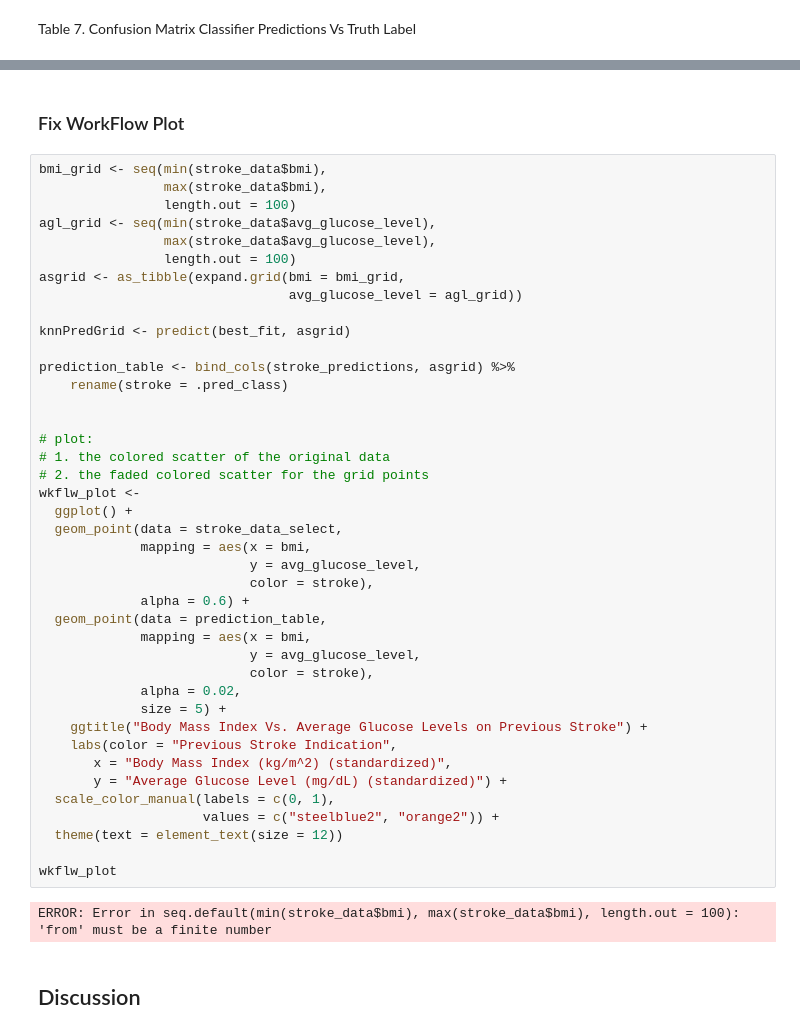
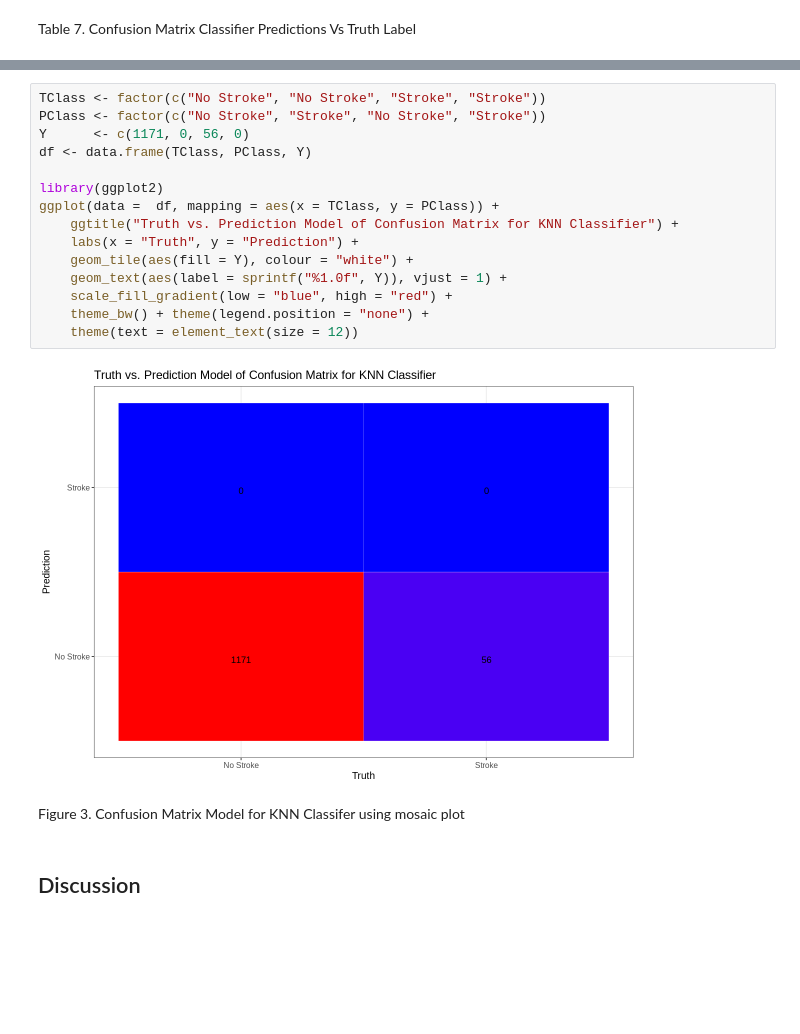
Before and after one commit to jordanjzhao/data-science-stroke-prediction, a Jupyter notebook: StrokePredictionClassification.ipynb, the cells around one changed output, grey strips where cells are left out. Saved outputs shown, nothing was run; the diff lists cells and outputs as text; blank space fills up the shorter version.

Commit message:
Completion and implementation of confusion matrix visualization
use of mosaic plot model via ggplot2

```diff
--- a/StrokePredictionClassification.ipynb
+++ b/StrokePredictionClassification.ipynb
@@ -393,49 +386,23 @@ Prediction    0    1
          1    0    0
-# %% [markdown]
-### Fix WorkFlow Plot
-# %%
-bmi_grid <- seq(min(stroke_data$bmi),
-                max(stroke_data$bmi),
-                length.out = 100)
-agl_grid <- seq(min(stroke_data$avg_glucose_level),
-                max(stroke_data$avg_glucose_level),
-                length.out = 100)
-asgrid <- as_tibble(expand.grid(bmi = bmi_grid,
-                                avg_glucose_level = agl_grid))
-
-knnPredGrid <- predict(best_fit, asgrid)
-
-prediction_table <- bind_cols(stroke_predictions, asgrid) %>%
-    rename(stroke = .pred_class)
-
-
-# plot:
-# 1. the colored scatter of the original data
-# 2. the faded colored scatter for the grid points
-wkflw_plot <-
-  ggplot() +
-  geom_point(data = stroke_data_select,
-             mapping = aes(x = bmi,
-                           y = avg_glucose_level,
-                           color = stroke),
-             alpha = 0.6) +
-  geom_point(data = prediction_table,
-             mapping = aes(x = bmi,
-                           y = avg_glucose_level,
-                           color = stroke),
-             alpha = 0.02,
-             size = 5) +
-    ggtitle("Body Mass Index Vs. Average Glucose Levels on Previous Stroke") +
-    labs(color = "Previous Stroke Indication",
-       x = "Body Mass Index (kg/m^2) (standardized)",
-       y = "Average Glucose Level (mg/dL) (standardized)") +
-  scale_color_manual(labels = c(0, 1),
-                     values = c("steelblue2", "orange2")) +
-  theme(text = element_text(size = 12))
-
-wkflw_plot
-# %% [output]
-ERROR: Error in seq.default(min(stroke_data$bmi), max(stroke_data$bmi), length.out = 100): 'from' must be a finite number
+# %%
+TClass <- factor(c("No Stroke", "No Stroke", "Stroke", "Stroke"))
+PClass <- factor(c("No Stroke", "Stroke", "No Stroke", "Stroke"))
+Y      <- c(1171, 0, 56, 0)
+df <- data.frame(TClass, PClass, Y)
+
+library(ggplot2)
+ggplot(data =  df, mapping = aes(x = TClass, y = PClass)) +
+    ggtitle("Truth vs. Prediction Model of Confusion Matrix for KNN Classifier") +
+    labs(x = "Truth", y = "Prediction") +
+    geom_tile(aes(fill = Y), colour = "white") +
+    geom_text(aes(label = sprintf("%1.0f", Y)), vjust = 1) +
+    scale_fill_gradient(low = "blue", high = "red") +
+    theme_bw() + theme(legend.position = "none") +
+    theme(text = element_text(size = 12))
+# %% [output]
+[figure, added]
+# %% [markdown]
+Figure 3. Confusion Matrix Model for KNN Classifer using mosaic plot
 # %% [markdown]
 ## Discussion
 # %% [markdown]
```
Also changed, not shown: parts of 9 cells of this notebook.
